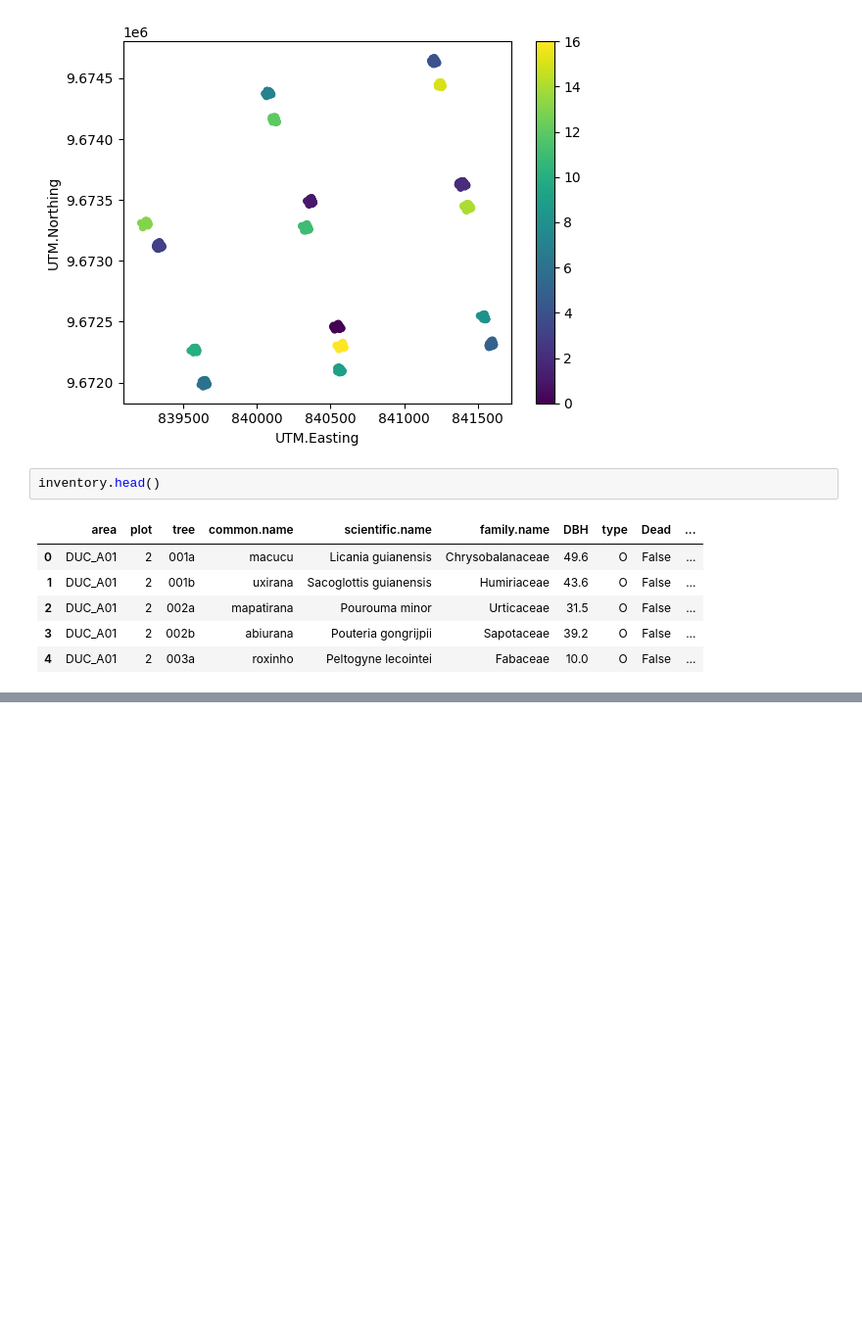
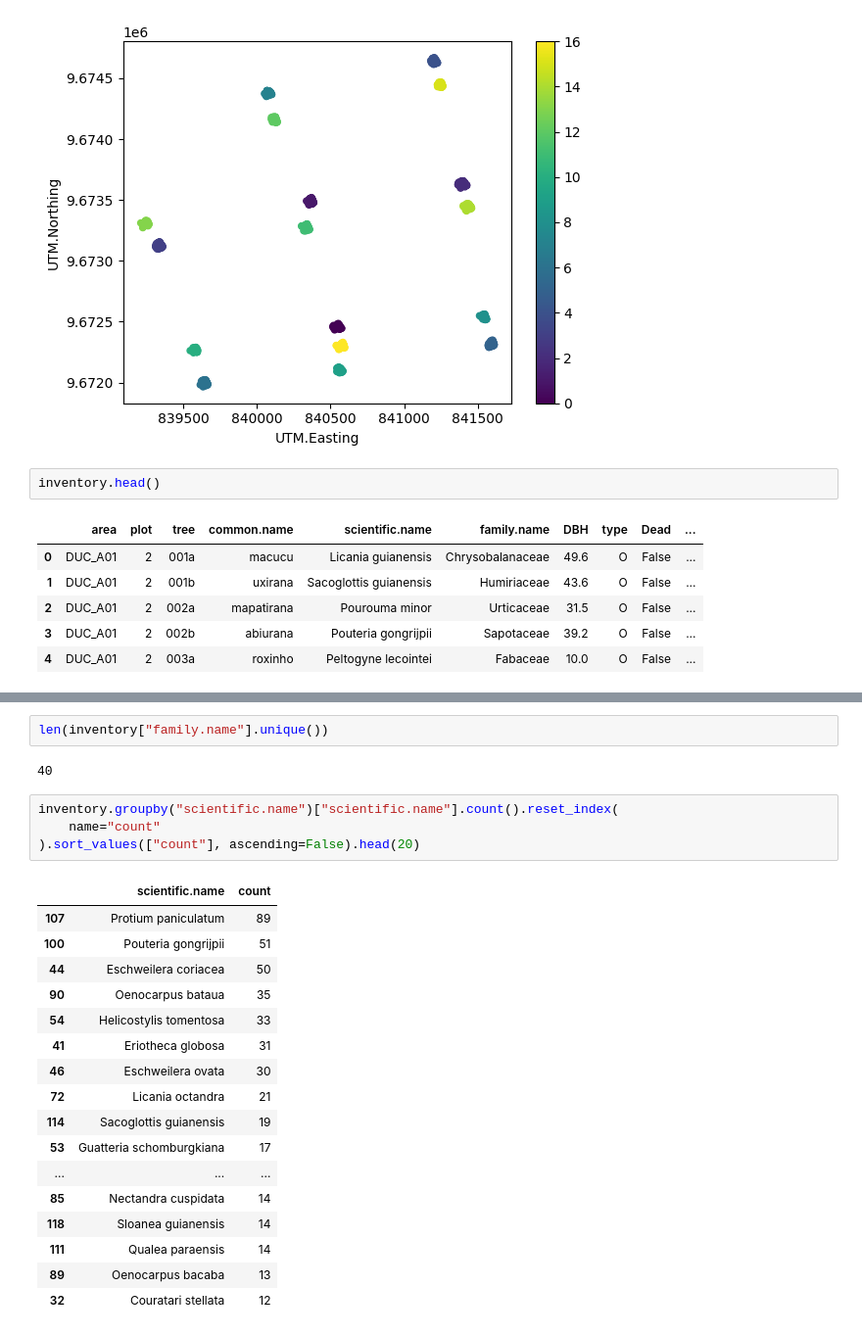
Before and after one commit to joaovictordecastroa/canopyEstimation, a Jupyter notebook: src/visualization.ipynb, the cells around one changed output, grey strips where cells are left out. Shown at 98% size. Drawn from its saved outputs; the diff is of its cells as text; blank space fills up the shorter version.

```diff
--- a/src/visualization.ipynb
+++ b/src/visualization.ipynb
@@ -123,0 +153,26 @@ array([[0., 0., 0., ..., 0., 0., 0.],
+# %%
+len(inventory["family.name"].unique())
+# %% [output]
+40
+# %%
+inventory.groupby("scientific.name")["scientific.name"].count().reset_index(
+    name="count"
+).sort_values(["count"], ascending=False).head(20)
+# %% [output]
+|  | scientific.name | count |
+| 107 | Protium paniculatum | 89 |
+| 100 | Pouteria gongrijpii | 51 |
+| 44 | Eschweilera coriacea | 50 |
+| 90 | Oenocarpus bataua | 35 |
+| 54 | Helicostylis tomentosa | 33 |
+| 41 | Eriotheca globosa | 31 |
+| 46 | Eschweilera ovata | 30 |
+| 72 | Licania octandra | 21 |
+| 114 | Sacoglottis guianensis | 19 |
+| 53 | Guatteria schomburgkiana | 17 |
+| ... | ... | ... |
+| 85 | Nectandra cuspidata | 14 |
+| 118 | Sloanea guianensis | 14 |
+| 111 | Qualea paraensis | 14 |
+| 89 | Oenocarpus bacaba | 13 |
+| 32 | Couratari stellata | 12 |
```
Also changed, not shown: parts of 13 cells of this notebook, 1 other file.
